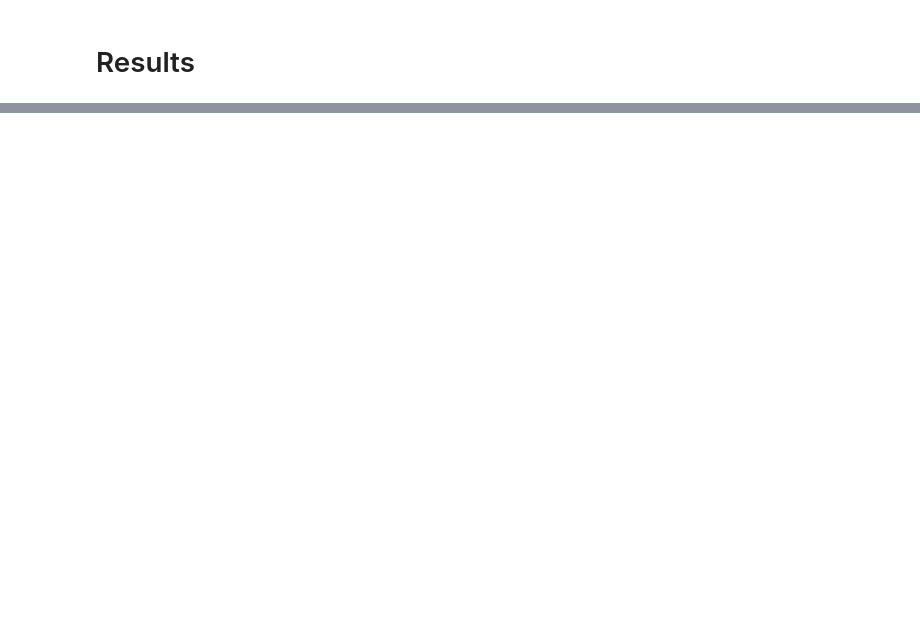
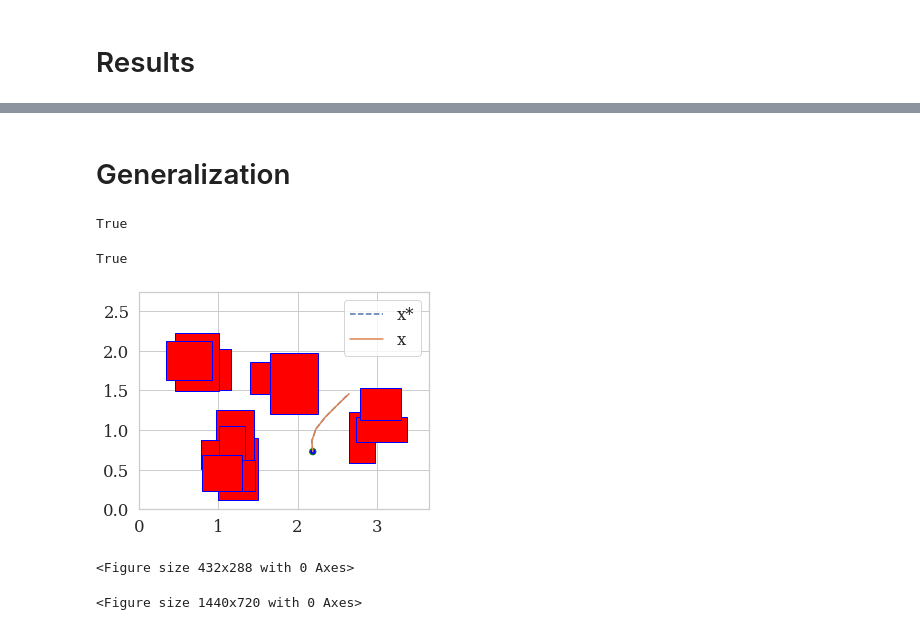
Before and after one commit to StanfordASL/CoCo, a Jupyter notebook: free_flyer_cnn.ipynb, the cells around one changed output, grey strips where cells are left out. Saved outputs shown, nothing was run; the diff lists cells and outputs as text; code cells hidden in the pictures; blank space fills up the shorter version.

```diff
--- a/free_flyer_cnn.ipynb
+++ b/free_flyer_cnn.ipynb
@@ -299,0 +309,2 @@ figure = ax1.get_figure()
+# %% [markdown]
+# Generalization
@@ -299,0 +382,55 @@ figure = ax1.get_figure()
+# %%
+obstacles = random_obs(N_OBS, posmin, posmax, border_size, \
+              min_box_size, max_box_size)
+x0 = findIC(obstacles, posmin, posmax, velmin, velmax)
+
+# x0 = np.hstack((posmin + (posmax-posmin)*np.random.rand(2), \
+#                        velmin + (velmax-velmin)*np.random.rand(2)))
+# obstacles = find_obs(x0, posmin, \
+#     posmax, N_OBS)
+
+prob_params['x0'] = x0
+prob_params['xg'] = p_test['xg'][0]
+prob_params['obstacles'] = np.reshape(np.concatenate(obstacles, axis=0), (mlopt_cnn.problem.n_obs,4)).T
+
+prob_success, true_cost, solve_time, optvals = mlopt_cnn.problem.solve_micp(prob_params)
+print(prob_success)
+
+prob_success, cost, total_time, n_evals, pinvals = mlopt_cnn.forward(prob_params)
+prob_success
+# %% [output]
+True
+True
+# %%
+X_opt = optvals[0]
+X_pin = pinvals[0]
+
+plt.axes()
+for obstacle in obstacles:
+    rectangle = plt.Rectangle((obstacle[0], obstacle[2]), \
+                              obstacle[1]-obstacle[0], obstacle[3]-obstacle[2], \
+                             fc='red', ec='blue')
+    plt.gca().add_patch(rectangle)
+    plt.axis('scaled')
+
+circle = plt.Circle((prob_params['x0'][0],prob_params['x0'][1]), 0.04, fc='blue',ec="green")
+plt.gca().add_patch(circle)
+
+plt.plot(X_opt[0,:], X_opt[1,:], linestyle='--', label='x*')
+plt.plot(X_pin[0,:], X_pin[1,:], linestyle='-', label='x')
+plt.legend(loc='best')
+
+ax = plt.gca()
+ax.margins(0)
+ax.set(xlim=(posmin[0],posmax[0]), ylim=(posmin[1],posmax[1]))
+fig = plt.figure()
+plt.show()
+
+plt.figure(figsize=(20,10))
+
+figure = ax.get_figure()
+# figure.savefig("fig_2b.png")
+# %% [output]
+[figure, added]
+<Figure size 432x288 with 0 Axes>
+<Figure size 1440x720 with 0 Axes>
```
Also changed, not shown: parts of 17 cells of this notebook, 9 other files.
